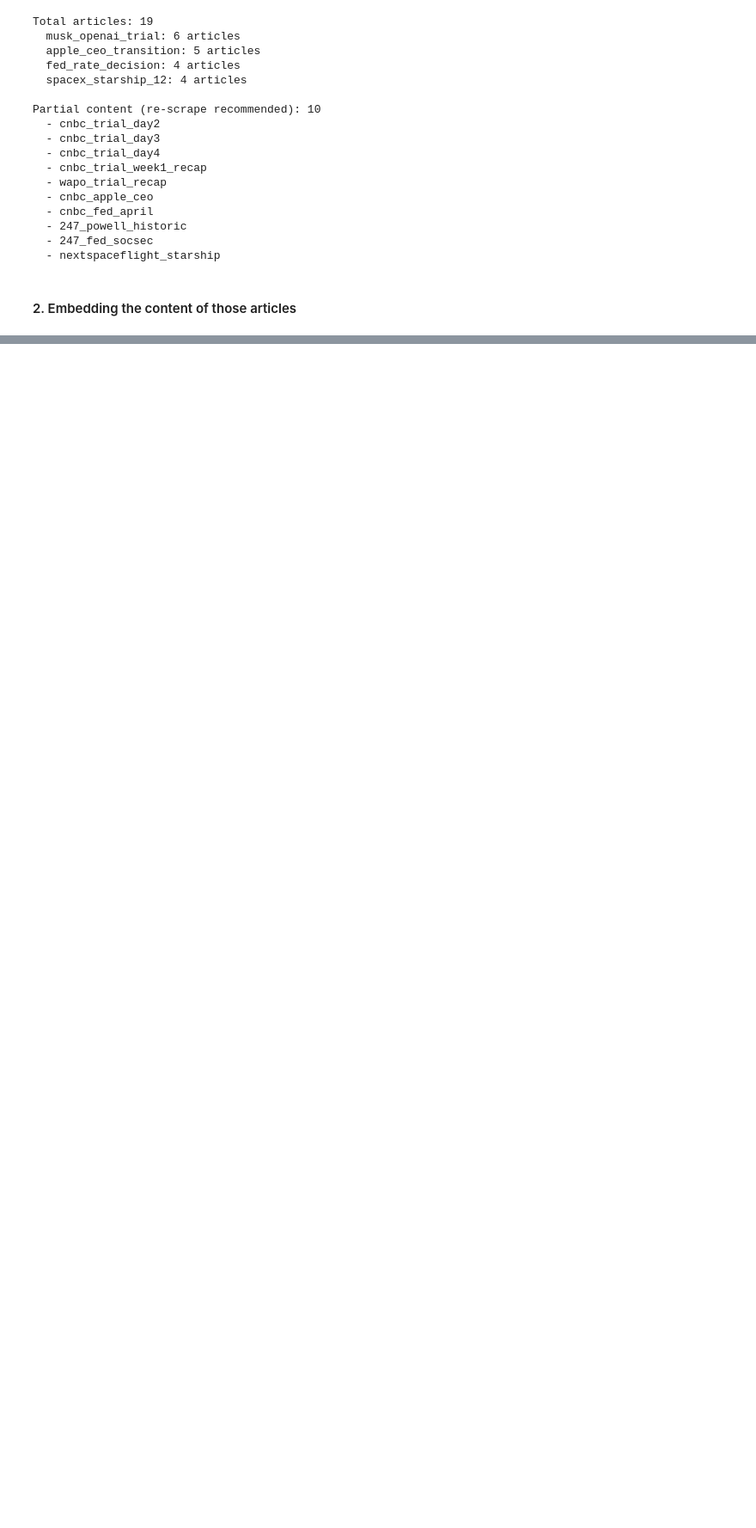
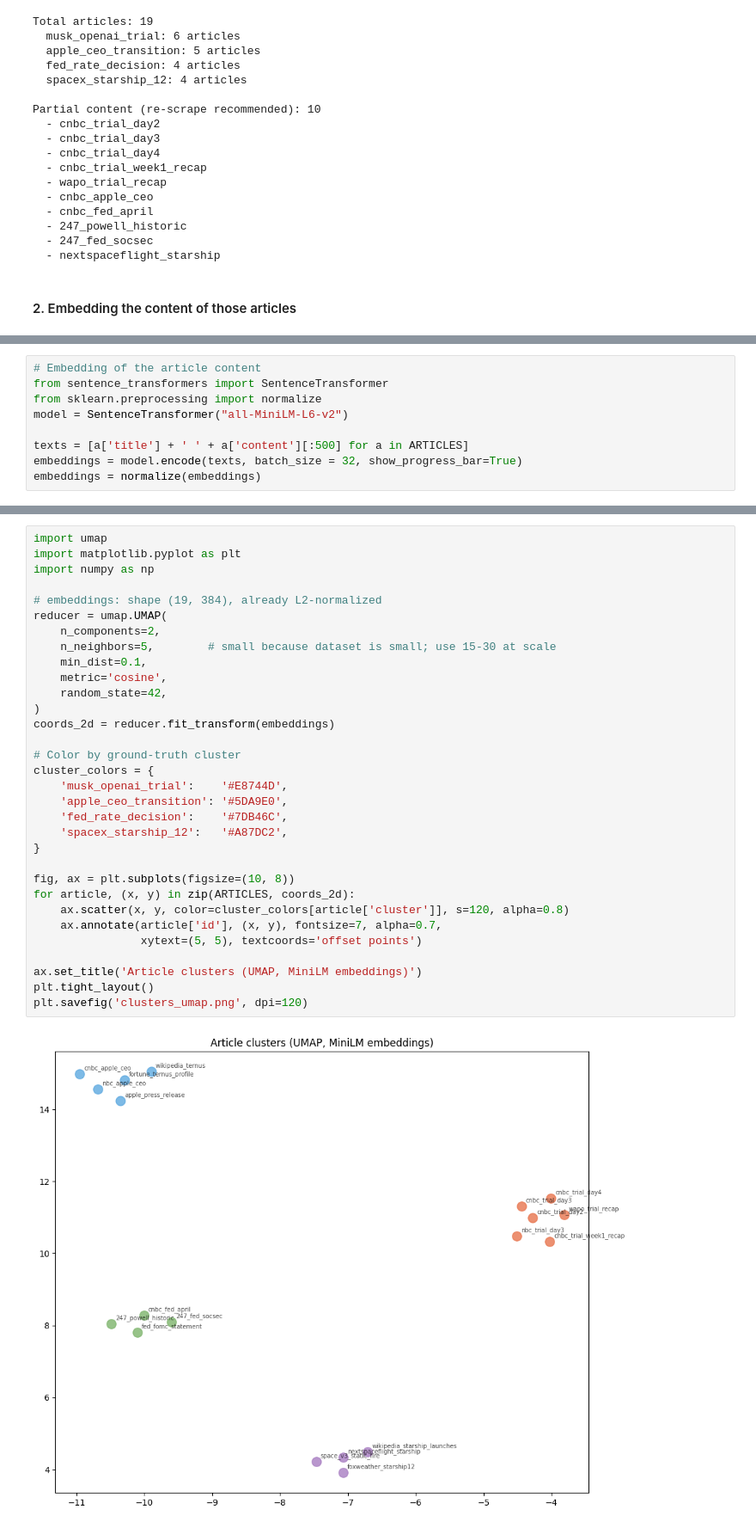
Before and after one commit to CrSamson/brevio-ai, a Jupyter notebook: experimentation/architecture_experiments.ipynb, the cells around one changed output, grey strips where cells are left out. Shown at 86% size. Cells and saved outputs as stored; diff of their text form; blank space fills up the shorter version.

```diff
--- a/experimentation/architecture_experiments.ipynb
+++ b/experimentation/architecture_experiments.ipynb
@@ -608,0 +618,9 @@ Partial content (re-scrape recommended): 10
+# %%
+# Embedding of the article content
+from sentence_transformers import SentenceTransformer
+from sklearn.preprocessing import normalize
+model = SentenceTransformer("all-MiniLM-L6-v2")
+
+texts = [a['title'] + ' ' + a['content'][:500] for a in ARTICLES]
+embeddings = model.encode(texts, batch_size = 32, show_progress_bar=True)
+embeddings = normalize(embeddings)
@@ -608,0 +677,34 @@ Partial content (re-scrape recommended): 10
+# %%
+import umap
+import matplotlib.pyplot as plt
+import numpy as np
+
+# embeddings: shape (19, 384), already L2-normalized
+reducer = umap.UMAP(
+    n_components=2,
+    n_neighbors=5,        # small because dataset is small; use 15-30 at scale
+    min_dist=0.1,
+    metric='cosine',
+    random_state=42,
+)
+coords_2d = reducer.fit_transform(embeddings)
+
+# Color by ground-truth cluster
+cluster_colors = {
+    'musk_openai_trial':    '#E8744D',
+    'apple_ceo_transition': '#5DA9E0',
+    'fed_rate_decision':    '#7DB46C',
+    'spacex_starship_12':   '#A87DC2',
+}
+
+fig, ax = plt.subplots(figsize=(10, 8))
+for article, (x, y) in zip(ARTICLES, coords_2d):
+    ax.scatter(x, y, color=cluster_colors[article['cluster']], s=120, alpha=0.8)
+    ax.annotate(article['id'], (x, y), fontsize=7, alpha=0.7,
+                xytext=(5, 5), textcoords='offset points')
+
+ax.set_title('Article clusters (UMAP, MiniLM embeddings)')
+plt.tight_layout()
+plt.savefig('clusters_umap.png', dpi=120)
+# %% [output]
+[figure, added]
```
Also changed, not shown: parts of 6 cells of this notebook, 1 other file.
